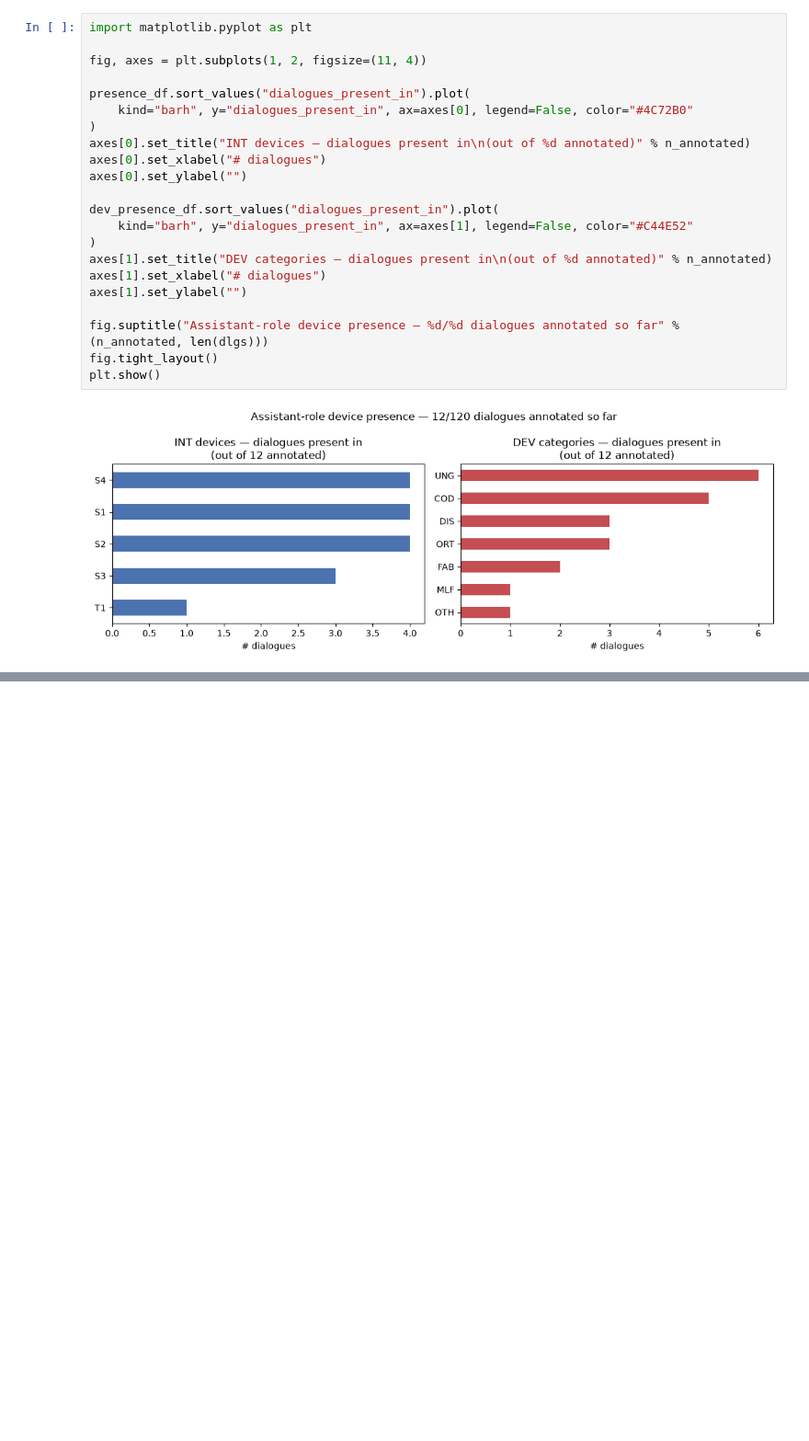
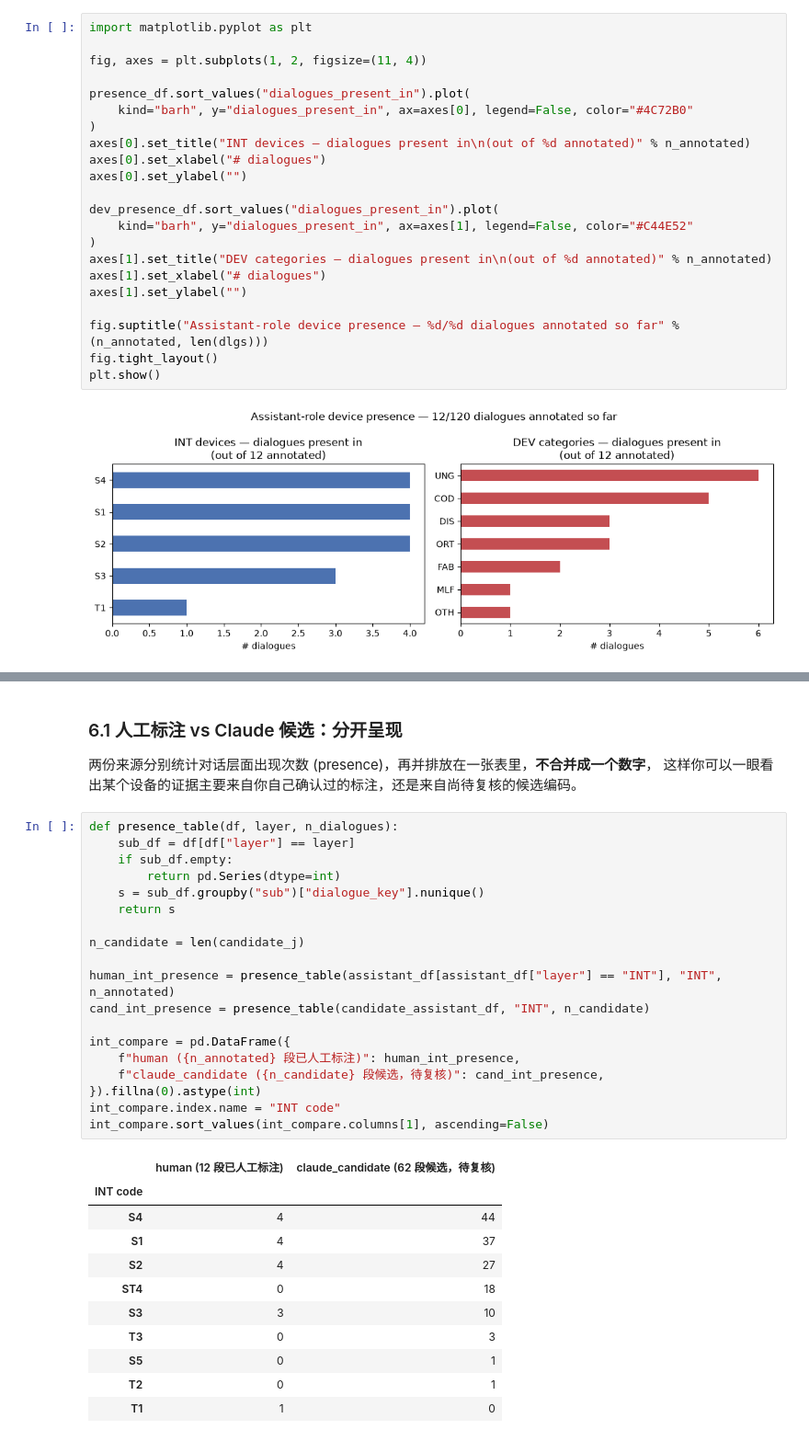
Before and after one commit to XiaoyingHeAarhus/SLA_Chinese_LLMs, a Jupyter notebook: THIS ONE/zhupi_assistant_device_analysis.ipynb, the cells around one changed output, grey strips where cells are left out. Shown at 92% size. Cells and saved outputs as stored; diff of their text form; blank space fills up the shorter version.

```diff
--- a/THIS ONE/zhupi_assistant_device_analysis.ipynb
+++ b/THIS ONE/zhupi_assistant_device_analysis.ipynb
@@ -273,0 +303,36 @@ plt.show()
+# %% [markdown]
+### 6.1 人工标注 vs Claude 候选：分开呈现
+
+两份来源分别统计对话层面出现次数 (presence)，再并排放在一张表里，**不合并成一个数字**，
+这样你可以一眼看出某个设备的证据主要来自你自己确认过的标注，还是来自尚待复核的候选编码。
+# %%
+def presence_table(df, layer, n_dialogues):
+    sub_df = df[df["layer"] == layer]
+    if sub_df.empty:
+        return pd.Series(dtype=int)
+    s = sub_df.groupby("sub")["dialogue_key"].nunique()
+    return s
+
+n_candidate = len(candidate_j)
+
+human_int_presence = presence_table(assistant_df[assistant_df["layer"] == "INT"], "INT", n_annotated)
+cand_int_presence = presence_table(candidate_assistant_df, "INT", n_candidate)
+
+int_compare = pd.DataFrame({
+    f"human ({n_annotated} 段已人工标注)": human_int_presence,
+    f"claude_candidate ({n_candidate} 段候选，待复核)": cand_int_presence,
+}).fillna(0).astype(int)
+int_compare.index.name = "INT code"
+int_compare.sort_values(int_compare.columns[1], ascending=False)
+# %% [output]
+|  | human (12 段已人工标注) | claude_candidate (62 段候选，待复核) |
+| INT code |  |  |
+| S4 | 4 | 44 |
+| S1 | 4 | 37 |
+| S2 | 4 | 27 |
+| ST4 | 0 | 18 |
+| S3 | 3 | 10 |
+| T3 | 0 | 3 |
+| S5 | 0 | 1 |
+| T2 | 0 | 1 |
+| T1 | 1 | 0 |
```
Also changed, not shown: parts of 7 cells of this notebook, 1 other file.
